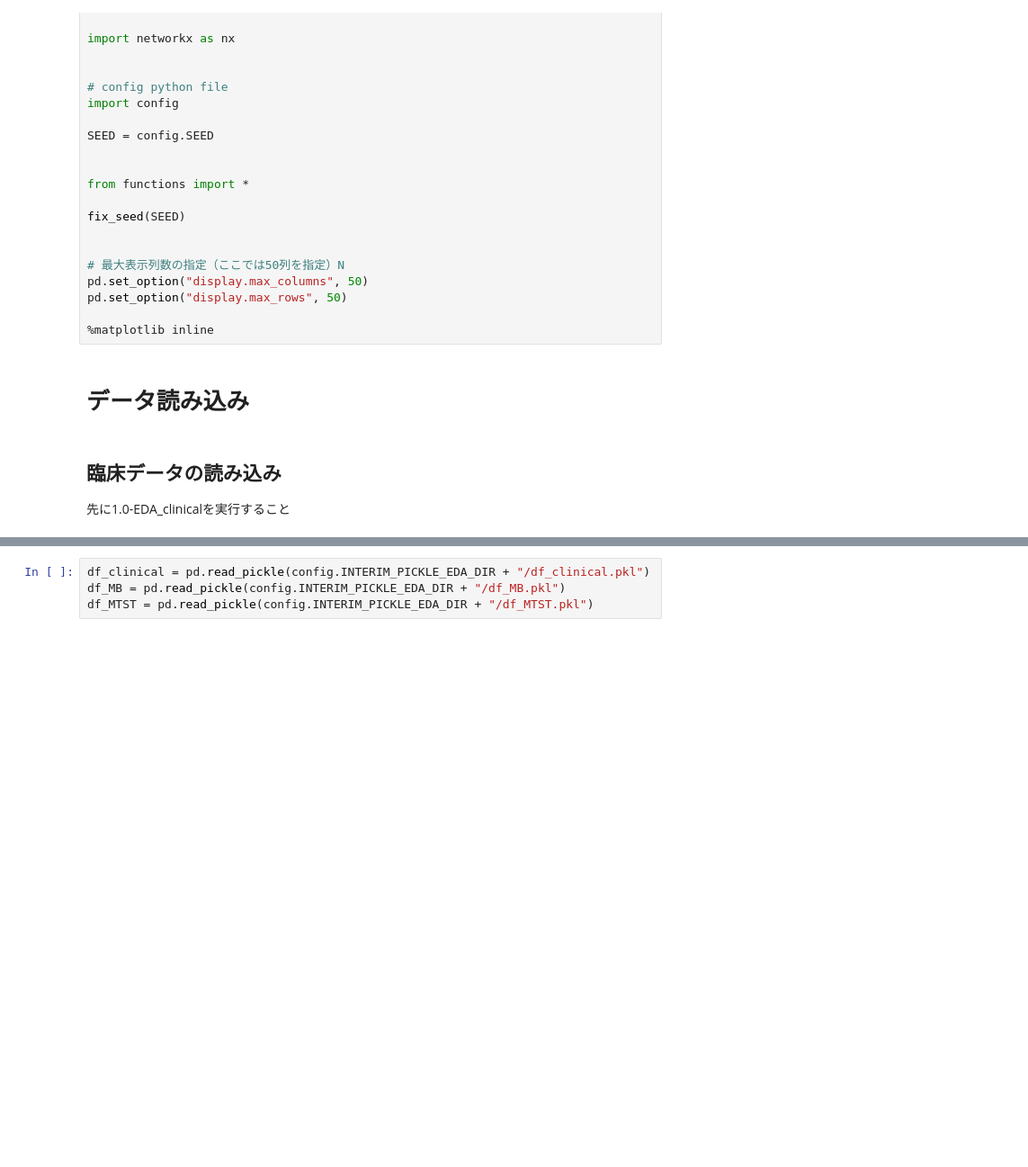
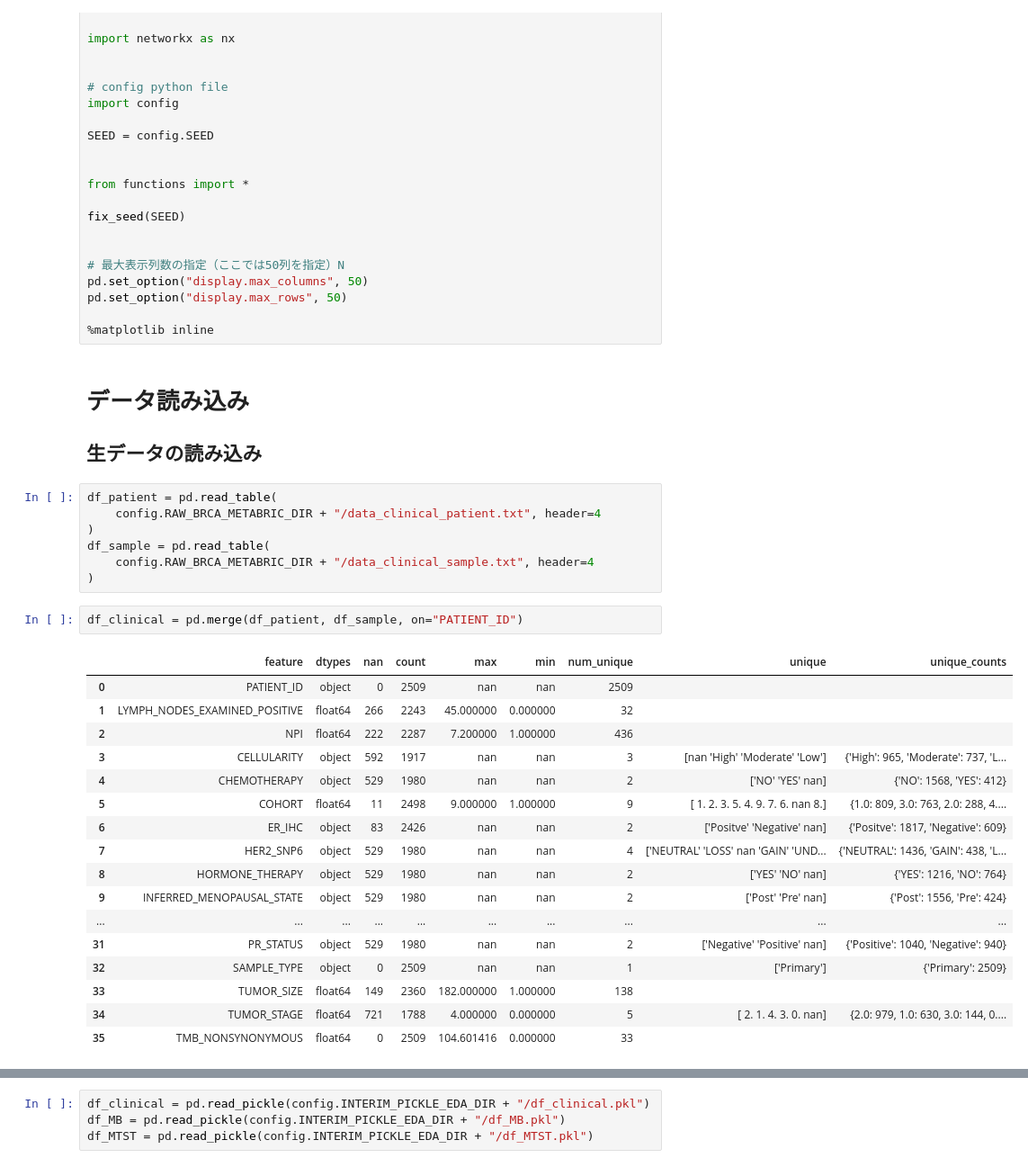
Before and after one commit to mono-clone/breast_cancer_analytics, a Jupyter notebook: notebooks/2.0.2-preprocess_prognosis_cross.ipynb, the cells around one changed output, grey strips where cells are left out. Shown at 90% size. Drawn from its saved outputs; the diff is of its cells as text; blank space fills up the shorter version.

```diff
--- a/notebooks/2.0.2-preprocess_prognosis_cross.ipynb
+++ b/notebooks/2.0.2-preprocess_prognosis_cross.ipynb
@@ -83,7 +83,31 @@ pd.set_option("display.max_rows", 50)
 %matplotlib inline
 # %% [markdown]
 # データ読み込み
+## 生データの読み込み
-# %% [markdown]
-## 臨床データの読み込み
-
-先に1.0-EDA_clinicalを実行すること
+# %%
+df_patient = pd.read_table(
+    config.RAW_BRCA_METABRIC_DIR + "/data_clinical_patient.txt", header=4
+)
+df_sample = pd.read_table(
+    config.RAW_BRCA_METABRIC_DIR + "/data_clinical_sample.txt", header=4
+)
+# %%
+df_clinical = pd.merge(df_patient, df_sample, on="PATIENT_ID")
+# %% [output]
+|  | feature | dtypes | nan | count | max | min | num_unique | unique | unique_counts |
+| 0 | PATIENT_ID | object | 0 | 2509 | nan | nan | 2509 |  |  |
+| 1 | LYMPH_NODES_EXAMINED_POSITIVE | float64 | 266 | 2243 | 45.000000 | 0.000000 | 32 |  |  |
+| 2 | NPI | float64 | 222 | 2287 | 7.200000 | 1.000000 | 436 |  |  |
+| 3 | CELLULARITY | object | 592 | 1917 | nan | nan | 3 | [nan 'High' 'Moderate' 'Low'] | {'High': 965, 'Moderate': 737, 'L... |
+| 4 | CHEMOTHERAPY | object | 529 | 1980 | nan | nan | 2 | ['NO' 'YES' nan] | {'NO': 1568, 'YES': 412} |
+| 5 | COHORT | float64 | 11 | 2498 | 9.000000 | 1.000000 | 9 | [ 1. 2. 3. 5. 4. 9. 7. 6. nan 8.] | {1.0: 809, 3.0: 763, 2.0: 288, 4.... |
+| 6 | ER_IHC | object | 83 | 2426 | nan | nan | 2 | ['Positve' 'Negative' nan] | {'Positve': 1817, 'Negative': 609} |
+| 7 | HER2_SNP6 | object | 529 | 1980 | nan | nan | 4 | ['NEUTRAL' 'LOSS' nan 'GAIN' 'UND... | {'NEUTRAL': 1436, 'GAIN': 438, 'L... |
+| 8 | HORMONE_THERAPY | object | 529 | 1980 | nan | nan | 2 | ['YES' 'NO' nan] | {'YES': 1216, 'NO': 764} |
+| 9 | INFERRED_MENOPAUSAL_STATE | object | 529 | 1980 | nan | nan | 2 | ['Post' 'Pre' nan] | {'Post': 1556, 'Pre': 424} |
+| ... | ... | ... | ... | ... | ... | ... | ... | ... | ... |
+| 31 | PR_STATUS | object | 529 | 1980 | nan | nan | 2 | ['Negative' 'Positive' nan] | {'Positive': 1040, 'Negative': 940} |
+| 32 | SAMPLE_TYPE | object | 0 | 2509 | nan | nan | 1 | ['Primary'] | {'Primary': 2509} |
+| 33 | TUMOR_SIZE | float64 | 149 | 2360 | 182.000000 | 1.000000 | 138 |  |  |
+| 34 | TUMOR_STAGE | float64 | 721 | 1788 | 4.000000 | 0.000000 | 5 | [ 2. 1. 4. 3. 0. nan] | {2.0: 979, 1.0: 630, 3.0: 144, 0.... |
+| 35 | TMB_NONSYNONYMOUS | float64 | 0 | 2509 | 104.601416 | 0.000000 | 33 |  |  |
```
Also changed, not shown: parts of 6 cells of this notebook.
